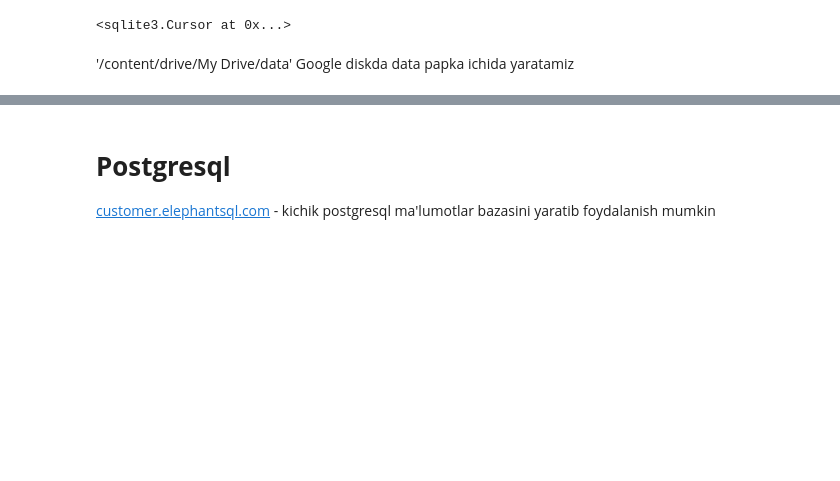
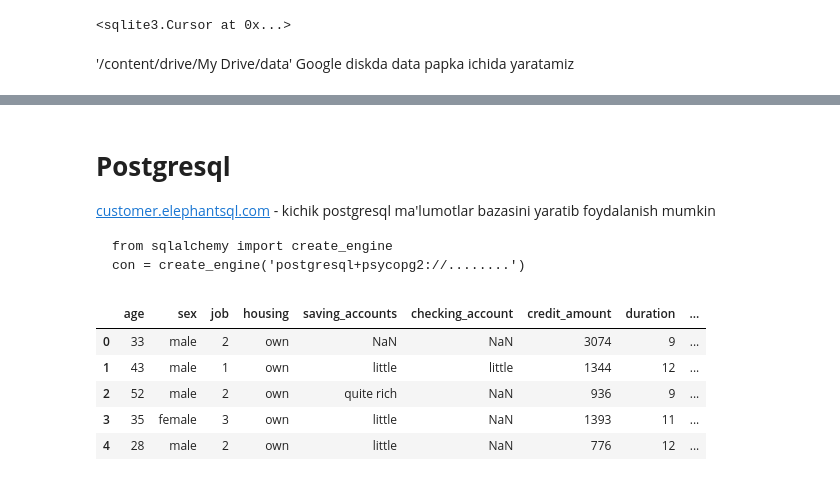
Before and after one commit to bakhodirabdullayevich/SQL_notebooks, a Jupyter notebook: SQLite3.ipynb, the cells around one changed output, grey strips where cells are left out. Saved outputs shown, nothing was run; the diff lists cells and outputs as text; code cells hidden in the pictures; blank space fills up the shorter version.

````diff
--- a/SQLite3.ipynb
+++ b/SQLite3.ipynb
@@ -76,3 +76,10 @@ con = sqlite3.connect('/content/drive/My Drive/data/test.db')
 # %% [markdown]
 # **Postgresql**
 [customer.elephantsql.com](https://) - kichik postgresql ma'lumotlar bazasini yaratib foydalanish mumkin
+
+
+
+```
+from sqlalchemy import create_engine
+con = create_engine('postgresql+psycopg2://........')
+```
@@ -81,0 +86,11 @@ con = create_engine('postgresql+psycopg2://........')
+# %%
+df = pd.read_csv('/content/drive/My Drive/data/german_credit_augmented.csv')
+# %%
+df.head()
+# %% [output]
+|  | age | sex | job | housing | saving_accounts | checking_account | credit_amount | duration | ... |
+| 0 | 33 | male | 2 | own | NaN | NaN | 3074 | 9 | ... |
+| 1 | 43 | male | 1 | own | little | little | 1344 | 12 | ... |
+| 2 | 52 | male | 2 | own | quite rich | NaN | 936 | 9 | ... |
+| 3 | 35 | female | 3 | own | little | NaN | 1393 | 11 | ... |
+| 4 | 28 | male | 2 | own | little | NaN | 776 | 12 | ... |
````
Also changed, not shown: parts of 11 cells of this notebook.
